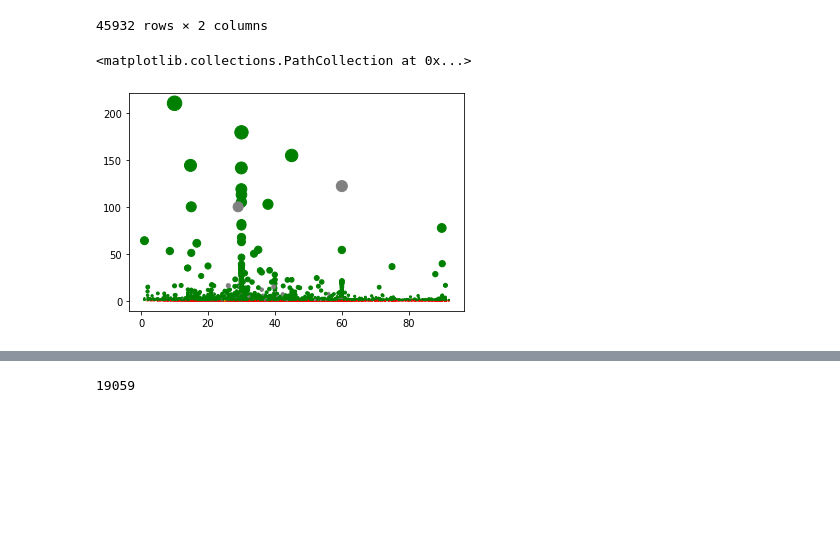
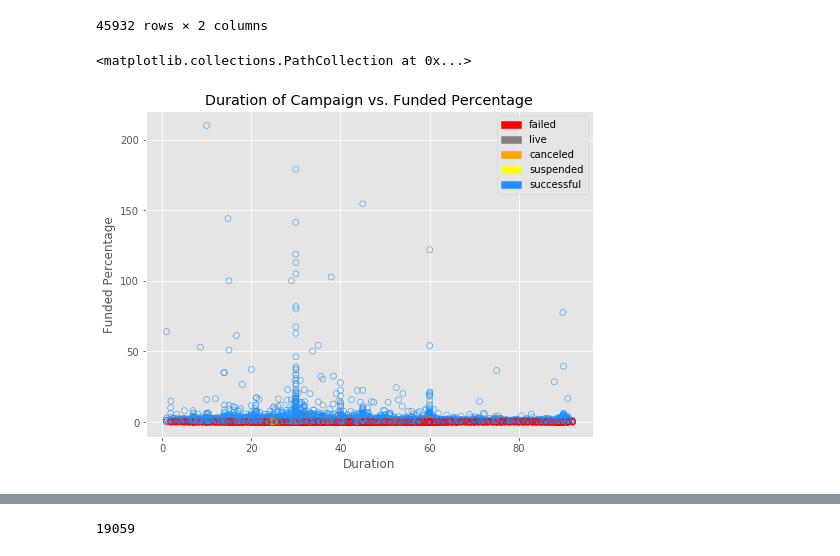
Before and after one commit to nygeog/general_assembly_data_analysis, a Jupyter notebook: part_2_a_best_length_time_campaign.ipynb, the cells around one changed output, grey strips where cells are left out. Saved outputs shown, nothing was run; the diff lists cells and outputs as text; code cells hidden in the pictures; blank space fills up the shorter version.

```diff
--- a/part_2_a_best_length_time_campaign.ipynb
+++ b/part_2_a_best_length_time_campaign.ipynb
@@ -23,3 +26,5 @@ df = pd.read_csv(in_csv, encoding="ISO-8859-1")
 
 df = df.rename(columns=lambda x: x.replace(' ', '_'))
 df['uid'] = df.index + 1
+# %%
+colors = {'failed': 'red', 'live': 'grey', 'canceled': 'orange', 'suspended': 'yellow', 'successful': 'dodgerblue'}
@@ -46,15 +58,26 @@ dff
 | 45955 | 45956 | 0.085695 |
 | 45956 | 45957 | 1.042111 |
 45932 rows × 2 columns
-# %%
-dfm = dff.merge(df.drop('funded_percentage', axis=1), how='left', on='uid')
-
-colors = {'successful': 'green', 'failed': 'red', 'live': 'grey', 'canceled': 'orange', 'suspended': 'yellow'}
-
-plt.scatter(dfm.duration, dfm.funded_percentage, s=dfm.funded_percentage, c=dfm['status'].apply(lambda x: colors[x]))
-# %% [output]
-<matplotlib.collections.PathCollection at 0x...>
-[figure, removed]
+# %%
+import matplotlib.patches as mpatches
+
+dfm = dff.merge(df.drop('funded_percentage', axis=1), how='left', on='uid')
+
+plt.title('Duration of Campaign vs. Funded Percentage') #, fontsize=18)
+plt.xlabel('Duration') #, fontsize=18)
+plt.ylabel('Funded Percentage') #, fontsize=16)
+
+patchList = []
+for key in colors:
+        data_key = mpatches.Patch(color=colors[key], label=key)
+        patchList.append(data_key)
+
+plt.legend(handles=patchList)
+
+plt.scatter(dfm.duration, dfm.funded_percentage, facecolors='none', edgecolors=dfm['status'].apply(lambda x: colors[x]))  # s=dfm.funded_percentage,
+# %% [output]
+<matplotlib.collections.PathCollection at 0x...>
+[figure, added]
 # %%
 dfms = dfm[(dfm.status == 'successful')]
 
```
Also changed, not shown: parts of 7 cells of this notebook, 3 other files.
